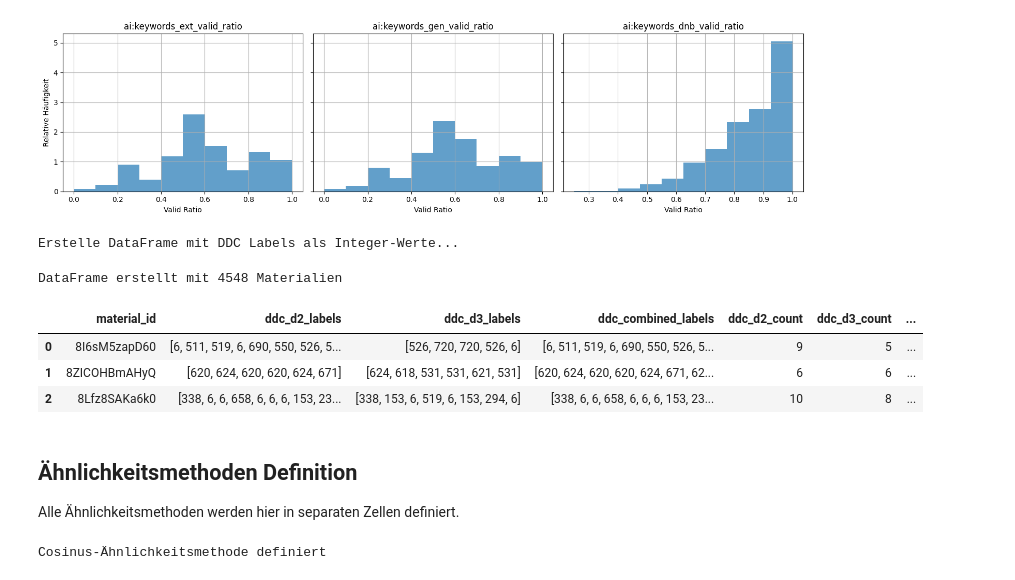
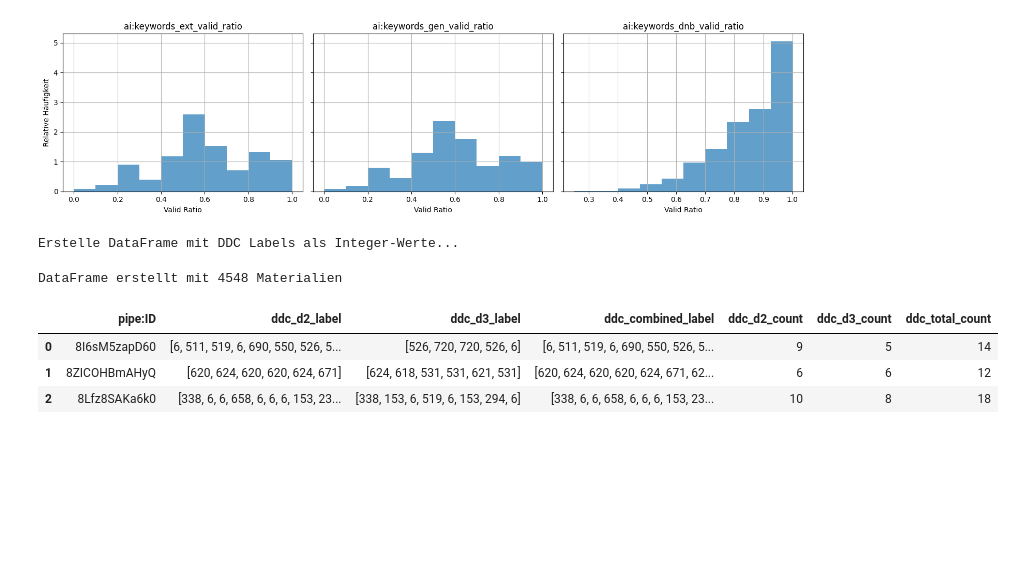
Before and after one commit to TUBAF-IFI-ConnectedLecturer/Data_analysis, a Jupyter notebook: OPAL/classification/00_extractKeywords.ipynb, the cells around one changed output. Drawn from its saved outputs; the diff is of its cells as text; code cells hidden in the pictures; blank space fills up the shorter version.

```diff
--- a/OPAL/classification/Test.ipynb
+++ b/OPAL/classification/00_extractKeywords.ipynb
@@ -215,3 +220,10 @@ Validierung abgeschlossen!
 | 0 | 8I6sM5zapD60 | [0, 1, 4, 14] | 0.333333 | [0, 1, 11, 12, 14, 15, 16, 17, 18... | 0.9375 | ... |
 | 1 | 8ZICOHBmAHyQ | [33, 34, 25, 30] | 0.363636 | [40, 41, 43, 44, 45, 46, 47, 50, ... | 0.6875 | ... |
 | 2 | 8Lfz8SAKa6k0 | [58, 52, 53, 54, 55, 56, 3706, 59... | 0.750000 | [67, 68, 69, 70, 71, 72, 73, 74, ... | 0.9375 | ... |
+# %%
+# Füge df_aimeta die gültigen Keywords aus df_keywords hinzu
+df_aimeta['valid_ddc_keywords'] = df_aimeta['all_ddc_valid_ids'].apply(
+    lambda ids: [df_keywords.iloc[i]['raw_keyword'] for i in ids if i < len(df_keywords)]
+)
+# Zeige die ersten 3 Zeilen des aktualisierten DataFrames
+df_aimeta[['pipe:ID', 'valid_ddc_keywords']].head(3)
@@ -284,82 +304,41 @@ for index, row in tqdm(df_aimeta.iterrows(), total=len(df_aimeta), desc="Verarbe
         keyword_ids = row[f'ai:keywords_{keyword_type}_ids']
         all_keyword_ids.extend(keyword_ids)
 
     # Entferne Duplikate aus Keyword-IDs (aber behalte DDC-Duplikate)
     all_keyword_ids = list(set(all_keyword_ids))
 
     # Extrahiere DDC_D2 Nummern als Integer
     ddc_d2_ints = extract_ddc_numbers_as_int(all_keyword_ids, df_keywords, 'ddc_D2_number')
     ddc_d2_lists.append(ddc_d2_ints)
     ddc_d2_unique_counts.append(len(ddc_d2_ints))
 
     # Extrahiere DDC_D3 Nummern als Integer
     ddc_d3_ints = extract_ddc_numbers_as_int(all_keyword_ids, df_keywords, 'ddc_D3_number')
     ddc_d3_lists.append(ddc_d3_ints)
     ddc_d3_unique_counts.append(len(ddc_d3_ints))
 
     # Kombiniere beide Listen (behalte alle Duplikate)
     combined_ddcs = ddc_d2_ints + ddc_d3_ints
     ddc_combined_lists.append(combined_ddcs)
 
 # Erstelle neuen DataFrame
-df_ddc_labels = pd.DataFrame({
-    'material_id': material_ids,
-    'ddc_d2_labels': ddc_d2_lists,
-    'ddc_d3_labels': ddc_d3_lists,
-    'ddc_combined_labels': ddc_combined_lists,
+df_ddc = pd.DataFrame({
+    'pipe:ID': material_ids,
+    'ddc_d2_label': ddc_d2_lists,
+    'ddc_d3_label': ddc_d3_lists,
+    'ddc_combined_label': ddc_combined_lists,
     'ddc_d2_count': ddc_d2_unique_counts,
     'ddc_d3_count': ddc_d3_unique_counts,
     'ddc_total_count': [len(combined) for combined in ddc_combined_lists]
 })
 
-print(f"DataFrame erstellt mit {len(df_ddc_labels)} Materialien")
+print(f"DataFrame erstellt mit {len(df_ddc)} Materialien")
 
-df_ddc_labels.head(3)
+df_ddc.head(3)
 # %% [output]
 Erstelle DataFrame mit DDC Labels als Integer-Werte...
 DataFrame erstellt mit 4548 Materialien
-|  | material_id | ddc_d2_labels | ddc_d3_labels | ddc_combined_labels | ddc_d2_count | ddc_d3_count | ... |
-| 0 | 8I6sM5zapD60 | [6, 511, 519, 6, 690, 550, 526, 5... | [526, 720, 720, 526, 6] | [6, 511, 519, 6, 690, 550, 526, 5... | 9 | 5 | ... |
-| 1 | 8ZICOHBmAHyQ | [620, 624, 620, 620, 624, 671] | [624, 618, 531, 531, 621, 531] | [620, 624, 620, 620, 624, 671, 62... | 6 | 6 | ... |
-| 2 | 8Lfz8SAKa6k0 | [338, 6, 6, 658, 6, 6, 6, 153, 23... | [338, 153, 6, 519, 6, 153, 294, 6] | [338, 6, 6, 658, 6, 6, 6, 153, 23... | 10 | 8 | ... |
+|  | pipe:ID | ddc_d2_label | ddc_d3_label | ddc_combined_label | ddc_d2_count | ddc_d3_count | ddc_total_count |
+| 0 | 8I6sM5zapD60 | [6, 511, 519, 6, 690, 550, 526, 5... | [526, 720, 720, 526, 6] | [6, 511, 519, 6, 690, 550, 526, 5... | 9 | 5 | 14 |
+| 1 | 8ZICOHBmAHyQ | [620, 624, 620, 620, 624, 671] | [624, 618, 531, 531, 621, 531] | [620, 624, 620, 620, 624, 671, 62... | 6 | 6 | 12 |
+| 2 | 8Lfz8SAKa6k0 | [338, 6, 6, 658, 6, 6, 6, 153, 23... | [338, 153, 6, 519, 6, 153, 294, 6] | [338, 6, 6, 658, 6, 6, 6, 153, 23... | 10 | 8 | 18 |
-# %% [markdown]
-## Ähnlichkeitsmethoden Definition
-
-Alle Ähnlichkeitsmethoden werden hier in separaten Zellen definiert.
-# %%
-# METHODE 1: Cosinus-Ähnlichkeit basierend auf DDC-Vektoren
-from sklearn.feature_extraction.text import CountVectorizer
-from sklearn.metrics.pairwise import cosine_similarity
-
-def calculate_cosine_similarity():
-    """
-    Berechnet Cosinus-Ähnlichkeit basierend auf DDC-Vektoren
-    """
-    print("Berechne Cosinus-Ähnlichkeit...")
-
-    # Funktion: Vektor aus Ganzzahl-DDCs
-    def make_ddc_vector(codes, length=1000):
-        vec = np.zeros(length)
-        for code in codes:
-            idx = int(code)  # Ganzzahlanteil
-            if 0 <= idx < length:
-                vec[idx] += 1
-        return vec
-
-    # Vektoren generieren
-    df_ddc_labels["ddc_vector"] = df_ddc_labels["ddc_combined_labels"].apply(make_ddc_vector)
-
-    # Vektoren zusammenführen in Matrix
-    X = np.vstack(df_ddc_labels["ddc_vector"].values)
-
-    # Cosinus-Ähnlichkeit
-    cos_similarity_matrix = cosine_similarity(X)
-
-    # Als DataFrame zurückgeben
-    return pd.DataFrame(cos_similarity_matrix,
-                       index=df_ddc_labels["material_id"],
-                       columns=df_ddc_labels["material_id"])
-
-print("Cosinus-Ähnlichkeitsmethode definiert")
-# %% [output]
-Cosinus-Ähnlichkeitsmethode definiert
```
Also changed, not shown: parts of 17 cells of this notebook, 16 other files.
